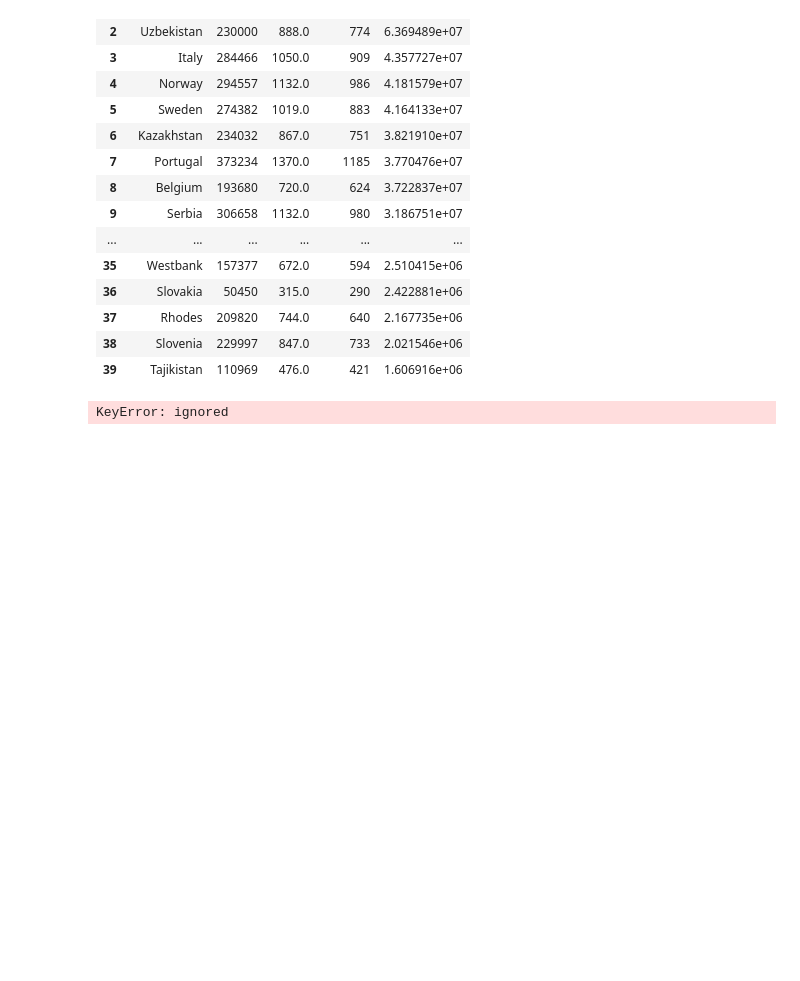
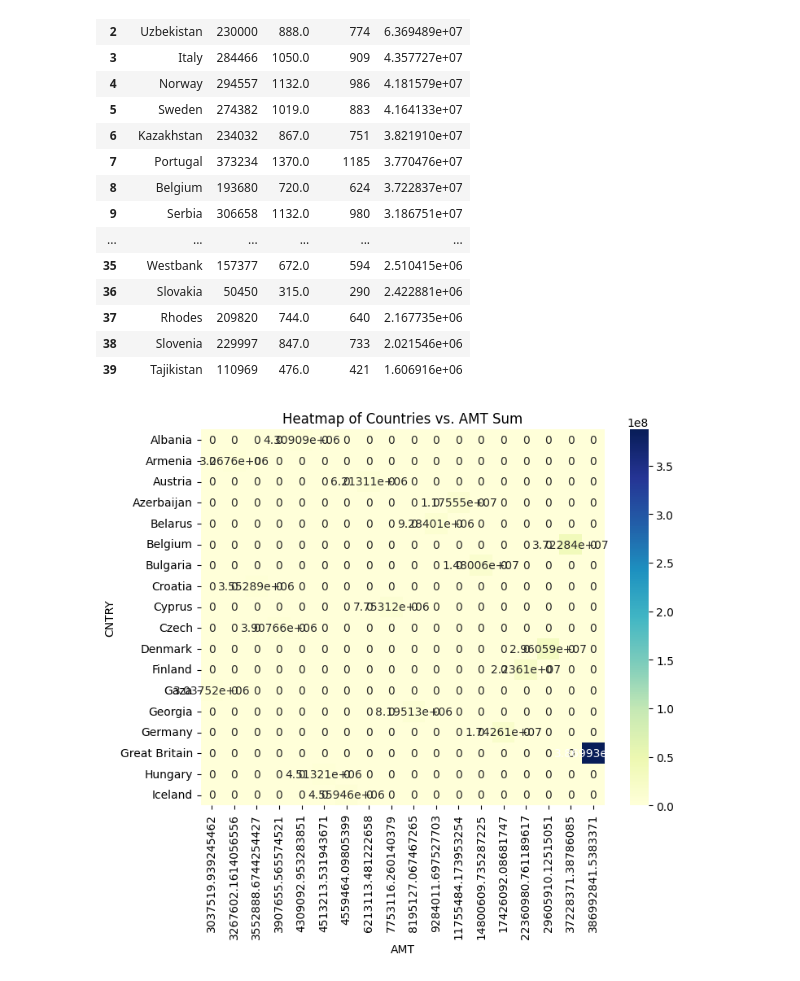
Before and after one commit to Ana-AlonsoCanizares/Visualizacion_datos, a Jupyter notebook: Pr1_VisualizacionDatos_AnaAlonso.ipynb, the cells around one changed output. Saved outputs shown, nothing was run; the diff lists cells and outputs as text; code cells hidden in the pictures; blank space fills up the shorter version.

```diff
--- a/Pr1_VisualizacionDatos_AnaAlonso.ipynb
+++ b/Pr1_VisualizacionDatos_AnaAlonso.ipynb
@@ -229,11 +288,12 @@ data_country
 # %%
 # Group by 'Category' and calculate the sum of 'Value' in each group
-data_country = data.groupby('CNTRY')['ATM'].sum().reset_index()
-heatmap_data = data_country.pivot('CNTRY', 'ATM', 'ATM').fillna(0)
+data_country = data.groupby('CNTRY')['AMT'].sum().reset_index()
+data_country1 = data_country[0:18]
+heatmap_data = data_country1.pivot('CNTRY', 'AMT', 'AMT').fillna(0)
 
 plt.figure(figsize=(8, 6))
 sns.heatmap(heatmap_data, annot=True, cmap='YlGnBu', fmt='g', cbar=True)
-plt.title('Heatmap of Countries vs. ATM Sum')
+plt.title('Heatmap of Countries vs. AMT Sum')
 plt.show()
 # %% [output]
-KeyError: ignored
+[figure, added]
```
Also changed, not shown: parts of 16 cells of this notebook.
